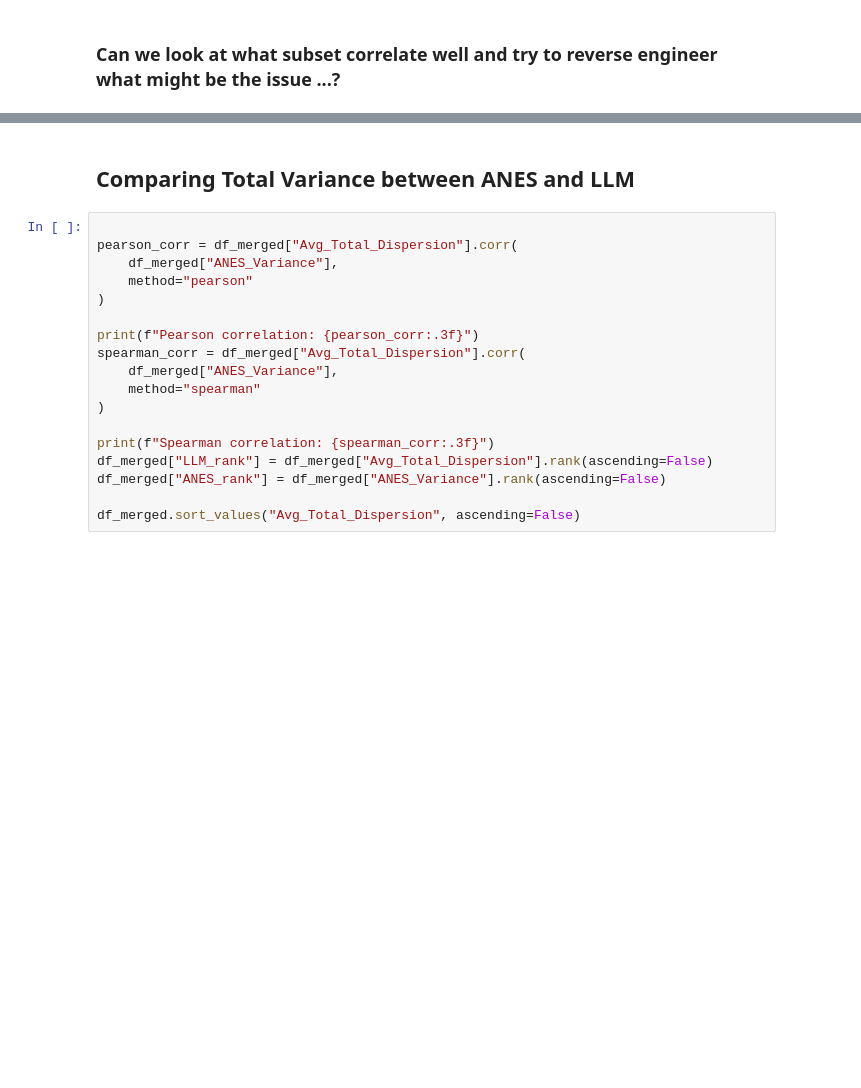
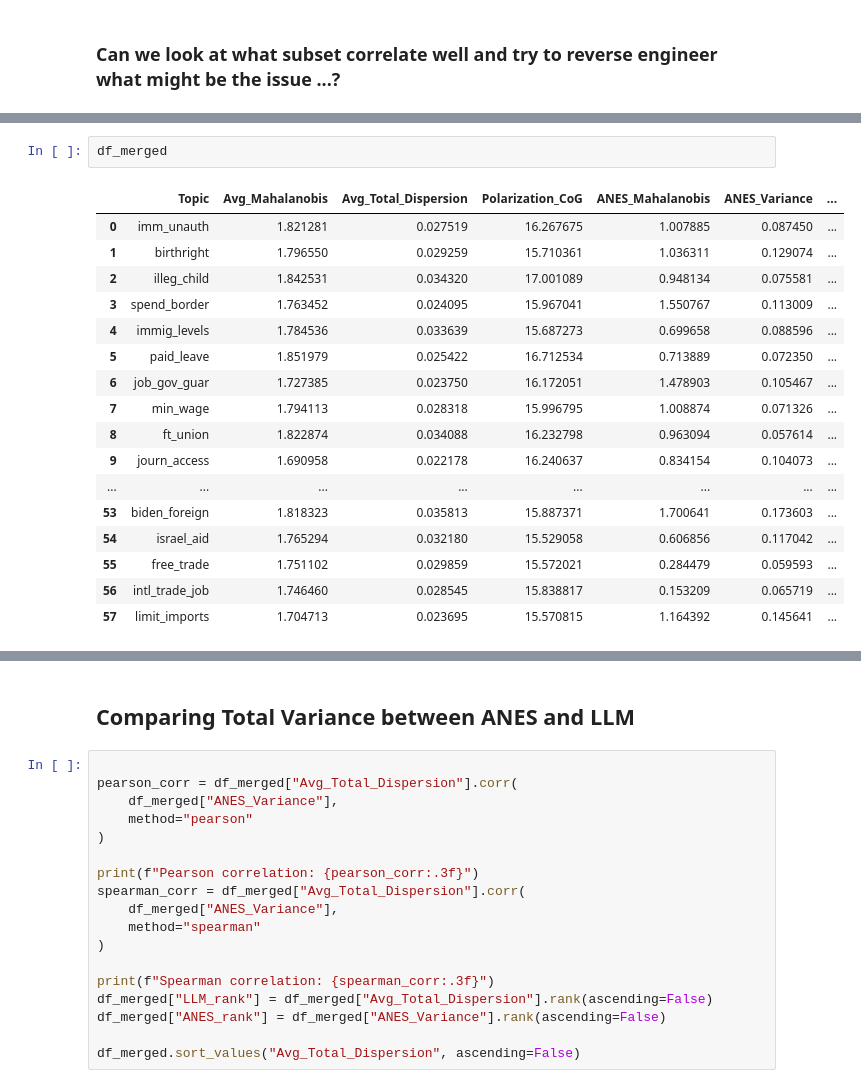
Before and after one commit to maxzhuyt/anes-polarization, a Jupyter notebook: polarization_anes.ipynb, the cells around one changed output, grey strips where cells are left out. Drawn from its saved outputs; the diff is of its cells as text; blank space fills up the shorter version.

```diff
--- a/polarization_anes.ipynb
+++ b/polarization_anes.ipynb
@@ -725,3 +848,23 @@ Topics Kept: abortion, imm_unauth, spend_welfare, mil_force, millionaire_tax, ft
+# %%
+df_merged
+# %% [output]
+|  | Topic | Avg_Mahalanobis | Avg_Total_Dispersion | Polarization_CoG | ANES_Mahalanobis | ANES_Variance | ... |
+| 0 | imm_unauth | 1.821281 | 0.027519 | 16.267675 | 1.007885 | 0.087450 | ... |
+| 1 | birthright | 1.796550 | 0.029259 | 15.710361 | 1.036311 | 0.129074 | ... |
+| 2 | illeg_child | 1.842531 | 0.034320 | 17.001089 | 0.948134 | 0.075581 | ... |
+| 3 | spend_border | 1.763452 | 0.024095 | 15.967041 | 1.550767 | 0.113009 | ... |
+| 4 | immig_levels | 1.784536 | 0.033639 | 15.687273 | 0.699658 | 0.088596 | ... |
+| 5 | paid_leave | 1.851979 | 0.025422 | 16.712534 | 0.713889 | 0.072350 | ... |
+| 6 | job_gov_guar | 1.727385 | 0.023750 | 16.172051 | 1.478903 | 0.105467 | ... |
+| 7 | min_wage | 1.794113 | 0.028318 | 15.996795 | 1.008874 | 0.071326 | ... |
+| 8 | ft_union | 1.822874 | 0.034088 | 16.232798 | 0.963094 | 0.057614 | ... |
+| 9 | journ_access | 1.690958 | 0.022178 | 16.240637 | 0.834154 | 0.104073 | ... |
+| ... | ... | ... | ... | ... | ... | ... | ... |
+| 53 | biden_foreign | 1.818323 | 0.035813 | 15.887371 | 1.700641 | 0.173603 | ... |
+| 54 | israel_aid | 1.765294 | 0.032180 | 15.529058 | 0.606856 | 0.117042 | ... |
+| 55 | free_trade | 1.751102 | 0.029859 | 15.572021 | 0.284479 | 0.059593 | ... |
+| 56 | intl_trade_job | 1.746460 | 0.028545 | 15.838817 | 0.153209 | 0.065719 | ... |
+| 57 | limit_imports | 1.704713 | 0.023695 | 15.570815 | 1.164392 | 0.145641 | ... |
 # %%
 def compare_standardized_columns(df, col1, col2, group_by='area'):
     """
```
Also changed, not shown: parts of 16 cells of this notebook, 7 other files.
